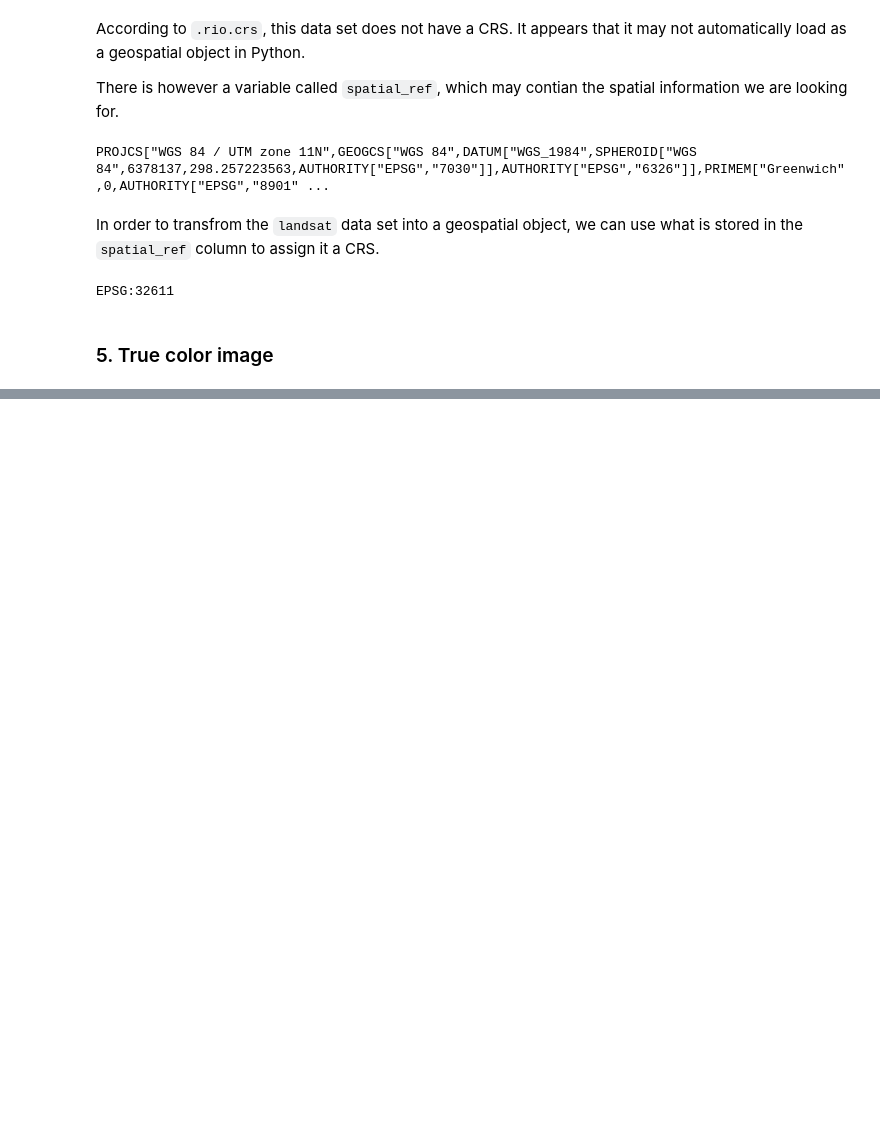
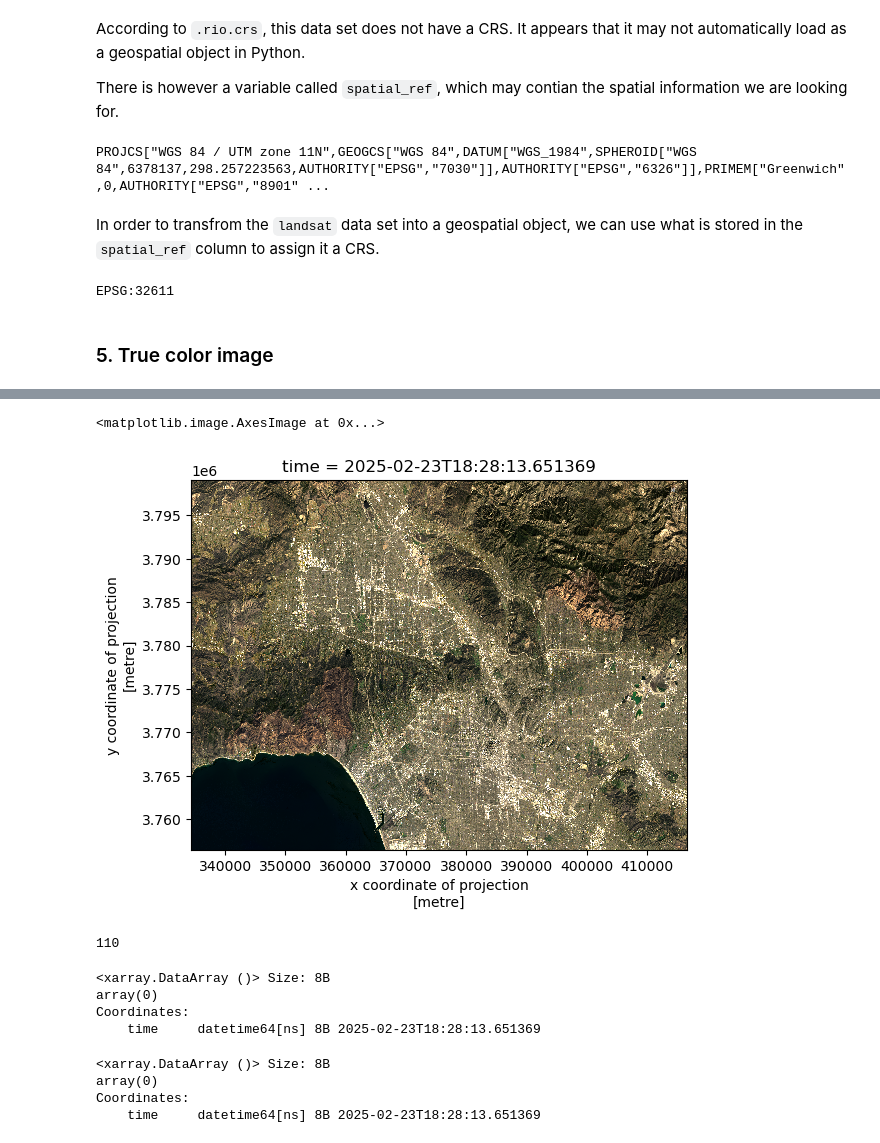
Before and after one commit to sofiasarak/eds220-hwk4, a Jupyter notebook: hwk4-task2-false-color-SARAK.ipynb, the cells around one changed output, grey strips where cells are left out. Cells and saved outputs as stored; diff of their text form; code cells hidden in the pictures; blank space fills up the shorter version.

```diff
--- a/hwk4-task2-false-color-SARAK.ipynb
+++ b/hwk4-task2-false-color-SARAK.ipynb
@@ -125,0 +144,32 @@ EPSG:32611
+# %%
+# b. `robust = True` argument tells .plot() to use the 2nd and 98th percentiles as min and max values
+# This helps avoid the use of outliers which "smoosh" the rest of the data
+
+landsat[['red', 'green', 'blue']].to_array().plot.imshow(robust = True)
+# %% [output]
+<matplotlib.image.AxesImage at 0x...>
+[figure, added]
+# %%
+# c. Identify NA values
+landsat_array = landsat[['red', 'green', 'blue']].to_array().to_numpy()
+np.isnan(landsat_array).sum()
+# %% [output]
+110
+# %%
+landsat[["red", "green", "blue"]].to_array().isnull().sum()
+# %% [output]
+<xarray.DataArray ()> Size: 8B
+array(0)
+Coordinates:
+    time     datetime64[ns] 8B 2025-02-23T18:28:13.651369
+# %%
+# d. Substitute NA values in landsat for 0
+landsat = landsat.fillna(0)
+
+# Confirm there are no more NA values
+landsat[['red', 'green', 'blue']].to_array().isnull().sum()
+# %% [output]
+<xarray.DataArray ()> Size: 8B
+array(0)
+Coordinates:
+    time     datetime64[ns] 8B 2025-02-23T18:28:13.651369
```
Also changed, not shown: parts of 12 cells of this notebook, 1 other file.
